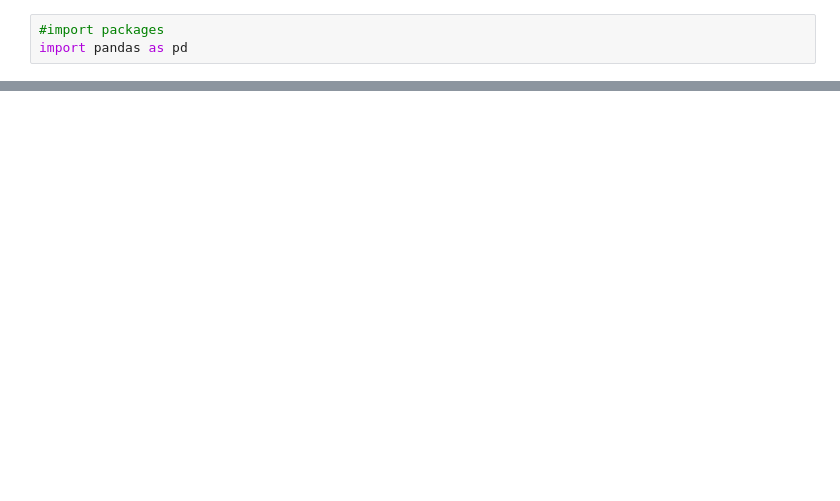
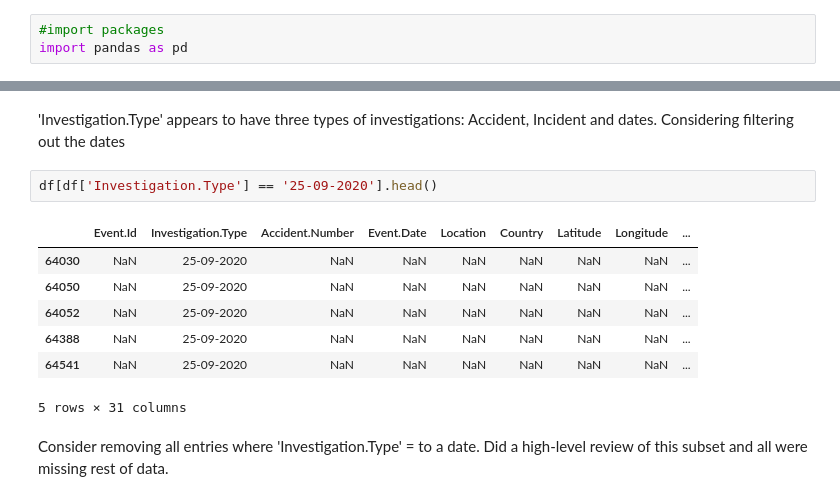
Before and after one commit to Jmanitou/Aviation_Analysis_Report, a Jupyter notebook: Aviation_Analysis_Report.ipynb, the cells around one changed output, grey strips where cells are left out. Drawn from its saved outputs; the diff is of its cells as text; blank space fills up the shorter version.

```diff
--- a/Aviation_Analysis_Report.ipynb
+++ b/Aviation_Analysis_Report.ipynb
@@ -48,0 +63,14 @@ TypeError: 'tuple' object is not callable
+# %% [markdown]
+'Investigation.Type' appears to have three types of investigations: Accident, Incident and dates. Considering filtering out the dates
+# %%
+df[df['Investigation.Type'] == '25-09-2020'].head()
+# %% [output]
+|  | Event.Id | Investigation.Type | Accident.Number | Event.Date | Location | Country | Latitude | Longitude | ... |
+| 64030 | NaN | 25-09-2020 | NaN | NaN | NaN | NaN | NaN | NaN | ... |
+| 64050 | NaN | 25-09-2020 | NaN | NaN | NaN | NaN | NaN | NaN | ... |
+| 64052 | NaN | 25-09-2020 | NaN | NaN | NaN | NaN | NaN | NaN | ... |
+| 64388 | NaN | 25-09-2020 | NaN | NaN | NaN | NaN | NaN | NaN | ... |
+| 64541 | NaN | 25-09-2020 | NaN | NaN | NaN | NaN | NaN | NaN | ... |
+5 rows × 31 columns
+# %% [markdown]
+Consider removing all entries where 'Investigation.Type' = to a date. Did a high-level review of this subset and all were missing rest of data.
```
Also changed, not shown: parts of 14 cells of this notebook.
